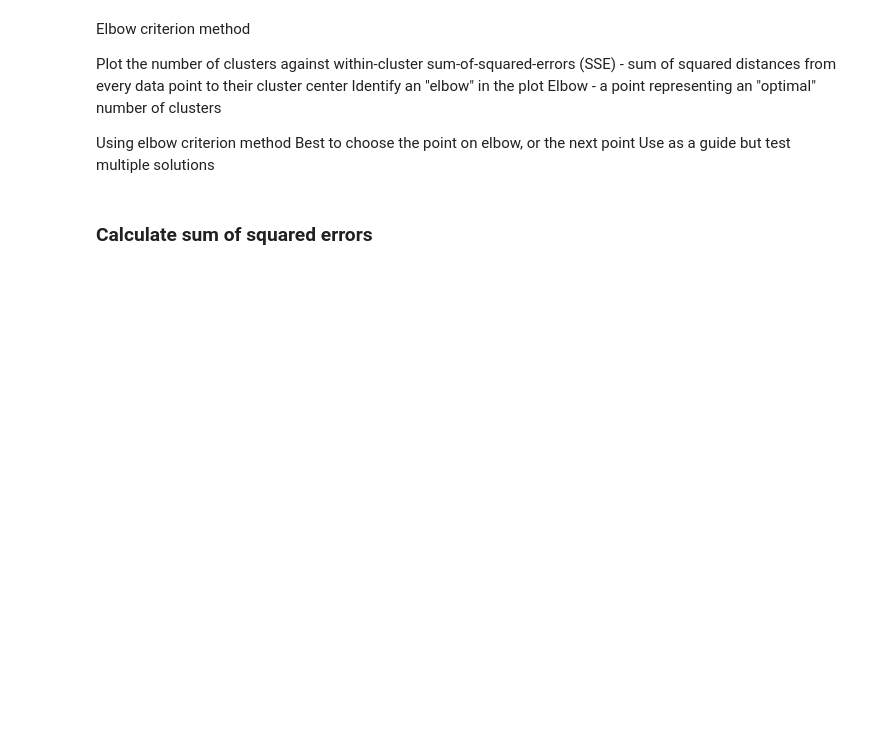
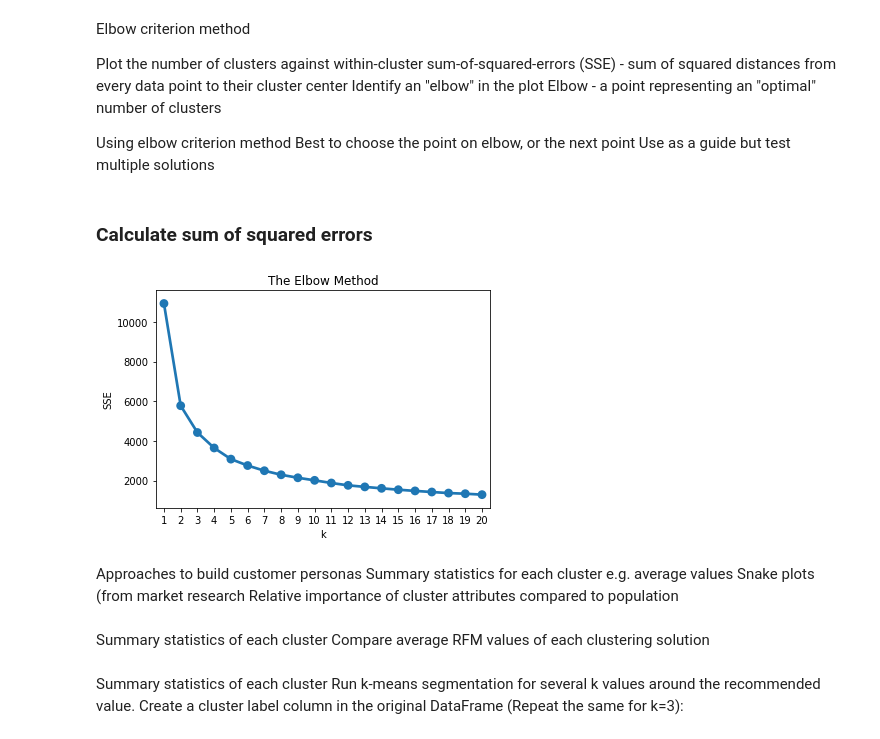
Before and after one commit to KonuTech/DataCampSideNotes, a Jupyter notebook: Customer Segmentation with K-means.ipynb, the cells around one changed output. Drawn from its saved outputs; the diff is of its cells as text; code cells hidden in the pictures; blank space fills up the shorter version.

```diff
--- a/Customer Segmentation with K-means.ipynb
+++ b/Customer Segmentation with K-means.ipynb
@@ -83,3 +87,44 @@ Best to choose the point on elbow, or the next point
 Use as a guide but test multiple solutions
 # %% [markdown]
 ### Calculate sum of squared errors
+# %%
+sse = {}
+
+# Fit KMeans and calculate SSE for each k
+for k in range(1, 21):
+
+    # Initialize KMeans with k clusters
+    kmeans = KMeans(n_clusters=k, random_state=1)
+
+    # Fit KMeans on the normalized dataset
+    kmeans.fit(datamart_normalized)
+
+    # Assign sum of squared distances to k element of dictionary
+    sse[k] = kmeans.inertia_
+# %%
+# Add the plot title "The Elbow Method"
+plt.title('The Elbow Method')
+
+# Add X-axis label "k"
+plt.xlabel('k')
+
+# Add Y-axis label "SSE"
+plt.ylabel('SSE')
+
+# Plot SSE values for each key in the dictionary
+sns.pointplot(x=list(sse.keys()), y=list(sse.values()))
+plt.show()
+# %% [output]
+[figure, added]
+# %% [markdown]
+Approaches to build customer personas
+Summary statistics for each cluster e.g. average values
+Snake plots (from market research
+Relative importance of cluster attributes compared to population
+# %% [markdown]
+Summary statistics of each cluster
+Compare average RFM values of each clustering solution
+# %% [markdown]
+Summary statistics of each cluster
+Run k-means segmentation for several k values around the recommended value.
+Create a cluster label column in the original DataFrame (Repeat the same for k=3):
```
Also changed, not shown: parts of 54 cells of this notebook.
